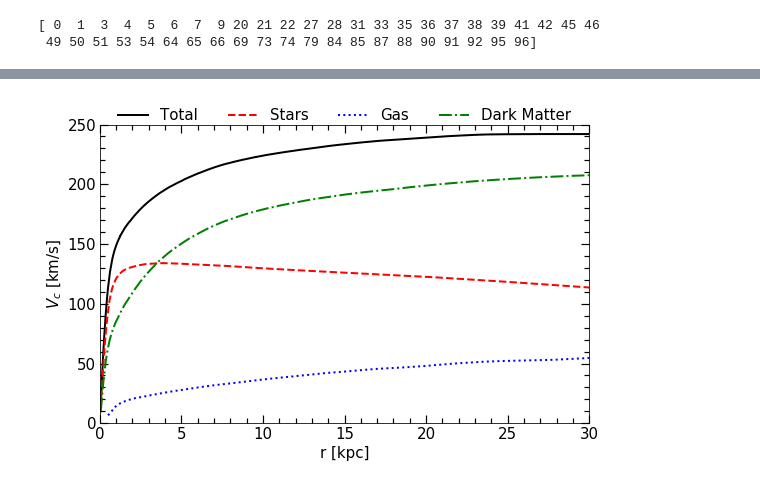
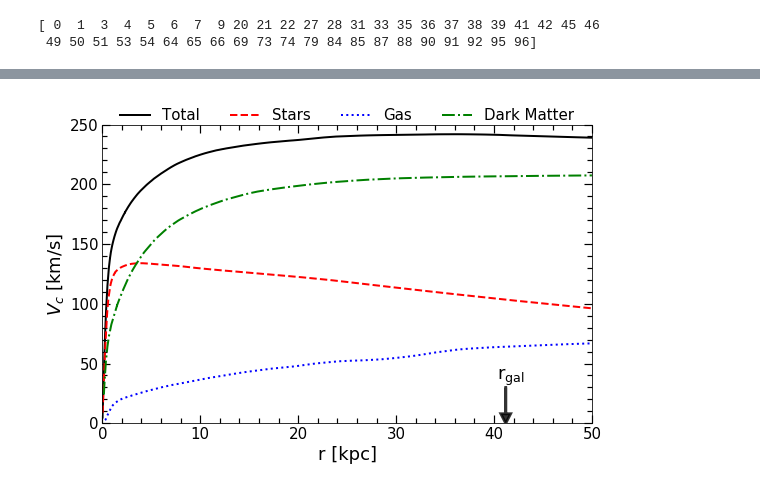
Before and after one commit to ornemarioni/gradients, a Jupyter notebook: programs/circular_velocity.ipynb, the cells around one changed output, grey strips where cells are left out. Drawn from its saved outputs; the diff is of its cells as text; code cells hidden in the pictures.

Commit message:
veloc circ checked

```diff
--- a/programs/circular_velocity.ipynb
+++ b/programs/circular_velocity.ipynb
@@ -17,6 +27,7 @@ import matplotlib.pyplot as plt
 import h5py
 import numpy as np
 import gc
+import time_conversion as time
 import random
 
 G = 4.299e-6
@@ -25,15 +36,20 @@ path = '/z/omarioni/gradients/_simulations/snap_127/'
 
 for j in subh_ind[:8]:
 
+    print('subhalo', str('%03d'%j))
+
     snap = h5py.File(path + 'subhalo_'+str('%03d'%j)+'.h5py', 'r')
 
     aexp = snap['/Time'][()]
     h    = snap['/h'][()]
-    R50  = snap['/SubHalfmassRad'][()]
+    Om_L = snap['/Omega_Lambda'][()]
+    Om_M = snap['/Omega_0'][()]
+    R200 = snap['/R200'][()]
 
     pstr = snap['/Str/Coordinates'][()]
     mstr = snap['/Str/Masses'][()]
     vstr = snap['/Str/Velocities'][()]
+    sft  = snap['/Str/FormationTime'][()]
 
     pgas = snap['/Gas/Coordinates'][()]
     mgas = snap['/Gas/Masses'][()]
@@ -41,11 +57,14 @@ for j in subh_ind[:8]:
     pdrk = snap['/Drk/Coordinates'][()]
     mdrk = snap['/Drk/Masses'][()]
 
+    amask, = np.where(sft>0) #aca puede haber particulas con age<0, esas no son estrellas son gas cells.
+    ages = time.conv2(sft[amask], h, Om_L, Om_M) #transformo el tiempo de formacion de factor de escala a Gyr
+    age  = np.max(ages) - ages #lo resto asi saco la edad de las particulas (inverso al tiempo de form)
 
     #---aca paso las coordenadas respecto al centro de la galaxia------
-    xstr = pstr[:,0]*aexp/h
-    ystr = pstr[:,1]*aexp/h
-    zstr = pstr[:,2]*aexp/h
+    xstr = pstr[amask,0]*aexp/h
+    ystr = pstr[amask,1]*aexp/h
+    zstr = pstr[amask,2]*aexp/h
     rstr = np.sqrt(xstr**2+ystr**2+zstr**2)
 
     xgas = pgas[:,0]*aexp/h
@@ -59,21 +78,22 @@ for j in subh_ind[:8]:
     rdrk = np.sqrt(xdrk**2+ydrk**2+zdrk**2)
 
     #----------------------masas----------------------------
-    mstr = mstr/h
-    mgas = mgas/h
-    mdrk = mdrk/h
+    mstr = mstr[amask]*1e10/h
+    mgas = mgas*1e10/h
+    mdrk = mdrk*1e10/h
 
-    r50 = R50*1000*aexp/h
+    rgal = 0.15*R200
+#     print(rgal)
 
-    limit_str   = np.where(rstr<2*r50)
+    limit_str   = np.where(rstr<R200)
     rstr_sort   = np.sort(rstr[limit_str])
     rstr_indice = np.argsort(rstr[limit_str])
 
-    limit_gas   = np.where(rgas<2*r50)
+    limit_gas   = np.where(rgas<R200)
     rgas_sort   = np.sort(rgas[limit_gas])
     rgas_indice = np.argsort(rgas[limit_gas])
 
-    limit_drk   = np.where(rdrk<2*r50)
+    limit_drk   = np.where(rdrk<R200)
     rdrk_sort   = np.sort(rdrk[limit_drk])
     rdrk_indice = np.argsort(rdrk[limit_drk])
 
@@ -88,7 +108,7 @@ for j in subh_ind[:8]:
     rtot = np.concatenate([rstr, rgas, rdrk])
     mtot = np.concatenate([mstr, mgas, mdrk])
 
-    limit_tot   = np.where(rtot<2*r50)
+    limit_tot   = np.where(rtot<R200)
     rtot_sort   = np.sort(rtot[limit_tot])
     rtot_indice = np.argsort(rtot[limit_tot])
 
@@ -97,10 +117,10 @@ for j in subh_ind[:8]:
     #print 'Mvir=', Mc_tot[-1], 'r50=', r50[-1]
 #--------------------------------------------------------------
 
-    Vtot = np.sqrt((G*Mc_tot*1e10)/rtot_sort)
-    Vstr = np.sqrt((G*Mc_str*1e10)/rstr_sort)
-    Vgas = np.sqrt((G*Mc_gas*1e10)/rgas_sort)
-    Vdrk = np.sqrt((G*Mc_drk*1e10)/rdrk_sort)
+    Vtot = np.sqrt((G*Mc_tot)/rtot_sort)
+    Vstr = np.sqrt((G*Mc_str)/rstr_sort)
+    Vgas = np.sqrt((G*Mc_gas)/rgas_sort)
+    Vdrk = np.sqrt((G*Mc_drk)/rdrk_sort)
 
     atot = np.sort(random.choices(np.arange(len(rtot_sort)),k=np.int(len(rtot_sort)*0.01)))
     adrk = np.sort(random.choices(np.arange(len(rdrk_sort)),k=np.int(len(rdrk_sort)*0.01)))
@@ -116,10 +136,15 @@ for j in subh_ind[:8]:
     ax.plot(rstr_sort[astr], Vstr[astr], '--', lw=2, color='r', label='Stars')
     ax.plot(rgas_sort[agas], Vgas[agas], ':',  lw=2, color='b', label='Gas')
     ax.plot(rdrk_sort[adrk], Vdrk[adrk], '-.', lw=2, color='g', label='Dark Matter')
+    ax.arrow(x=rgal,y=30,dx=0,dy=-30,color='k', lw=2.8, alpha=0.8,
+             head_length=8,head_width=1,length_includes_head=True)
+    ax.text(rgal+0.5, 30,  '$\mathrm{r_{gal}}$',  fontsize=18, color='black',
+            ha='center', va='bottom')
+
     ax.set_ylim(0,250)
-    ax.set_xlim(0,30)
-    ax.set_ylabel(r'$V_{c}$ [km/s]', fontsize=15)
-    ax.set_xlabel('r [kpc]', fontsize=15)
+    ax.set_xlim(0,50)
+    ax.set_ylabel(r'$V_{c}$ [km/s]', fontsize=18)
+    ax.set_xlabel('r [kpc]', fontsize=18)
     # ax[0,0].set_xticks([0,5,10,15,20,25,30])
     # ax[0,0].set_yticks([50,100,150,200])
     # ax.set_xticklabels([])
@@ -132,33 +157,33 @@ for j in subh_ind[:8]:
 
     plt.show()
 
-    path2 = '/z/omarioni/gradients/_imagenes/'
-    fig.savefig(path2 + 'Vcirc_subh_'+str('%03d'%j)+'.png', dpi = 100, xxbox_inches='tight')
+    fig.savefig('../_imagenes/velocities/Vcirc_sh_'+str('%03d'%j)+'.png',
+                dpi = 100, xxbox_inches='tight')
 
     gc.collect()
 #----------------------------------------------------------------------------------
-#     data_tot = np.zeros([np.size(rtot_sort),3])
-#     data_tot[:,0]= rtot_sort
-#     data_tot[:,1]= Vtot
-#     data_tot[:,2]= Mc_tot*1e10
+    data_tot = np.zeros([np.size(rtot_sort[atot]),3])
+    data_tot[:,0]= rtot_sort[atot]
+    data_tot[:,1]= Vtot[atot]
+    data_tot[:,2]= Mc_tot[atot]
 
-#     data_str = np.zeros([np.size(rstr_sort),3])
-#     data_str[:,0]= rstr_sort
-#     data_str[:,1]= Vstr
-#     data_str[:,2]= Mc_str*1e10
+    data_str = np.zeros([np.size(rstr_sort[astr]),3])
+    data_str[:,0]= rstr_sort[astr]
+    data_str[:,1]= Vstr[astr]
+    data_str[:,2]= Mc_str[astr]
 
-#     data_gas = np.zeros([np.size(rgas_sort),3])
-#     data_gas[:,0]= rgas_sort
-#     data_gas[:,1]= Vgas
-#     data_gas[:,2]= Mc_gas*1e10
+    data_gas = np.zeros([np.size(rgas_sort[agas]),3])
+    data_gas[:,0]= rgas_sort[agas]
+    data_gas[:,1]= Vgas[agas]
+    data_gas[:,2]= Mc_gas[agas]
 
-#     data_drk = np.zeros([np.size(rdrk_sort),3])
-#     data_drk[:,0]= rdrk_sort
-#     data_drk[:,1]= Vdrk
-#     data_drk[:,2]= Mc_drk*1e10
+    data_drk = np.zeros([np.size(rdrk_sort[adrk]),3])
+    data_drk[:,0]= rdrk_sort[adrk]
+    data_drk[:,1]= Vdrk[adrk]
+    data_drk[:,2]= Mc_drk[adrk]
 
-#     np.savetxt('../_data/subh_'+str('%03d'%j)+'_Vtot.dat', data_tot)
-#     np.savetxt('../_data/subh_'+str('%03d'%j)+'_Vstr.dat', data_str)
-#     np.savetxt('../_data/subh_'+str('%03d'%j)+'_Vgas.dat', data_gas)
-#     np.savetxt('../_data/subh_'+str('%03d'%j)+'_Vdrk.dat', data_drk)
+    np.savetxt('../_data/velocity/sh_'+str('%03d'%j)+'_Vtot.dat', data_tot)
+    np.savetxt('../_data/velocity/sh_'+str('%03d'%j)+'_Vstr.dat', data_str)
+    np.savetxt('../_data/velocity/sh_'+str('%03d'%j)+'_Vgas.dat', data_gas)
+    np.savetxt('../_data/velocity/sh_'+str('%03d'%j)+'_Vdrk.dat', data_drk)
 # %% [output]
@@ -166 +193 @@ for j in subh_ind[:8]:
-[figure, old version]
+[figure, new version]
```
Also changed, not shown: parts of 6 cells of this notebook, 2 other files.
